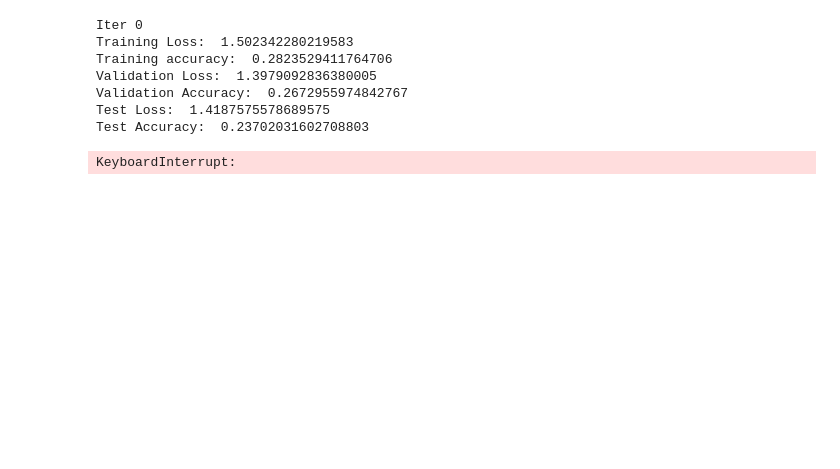
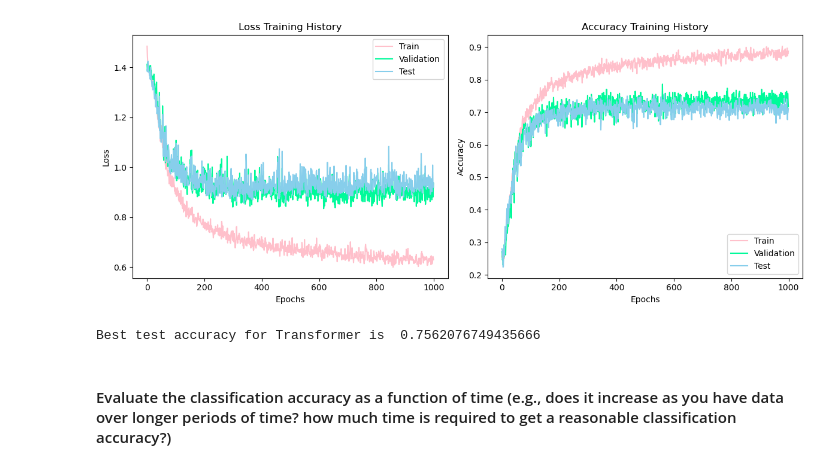
Before and after one commit to shiyunsun/NeuroBCI-Classification, a Jupyter notebook: model_train.ipynb, the cells around one changed output. Drawn from its saved outputs; the diff is of its cells as text; code cells hidden in the pictures; blank space fills up the shorter version.

```diff
--- a/model_train.ipynb
+++ b/model_train.ipynb
@@ -10,6 +10,7 @@ from torch import optim
 from sklearn.model_selection import train_test_split
 from torch.utils.data import DataLoader, TensorDataset
 
+# Load the entire dataset
 X_test = np.load("X_test.npy")
 y_test = np.load("y_test.npy")
 person_train_valid = np.load("person_train_valid.npy")
@@ -17,16 +18,24 @@ X_train_valid = np.load("X_train_valid.npy")
 y_train_valid = np.load("y_train_valid.npy")
 person_test = np.load("person_test.npy")
 
-# Load the dataset, 15% of the trainning data used for validation
-X_train, X_val, y_train, y_val = train_test_split(X_train_valid, y_train_valid, test_size=0.15, stratify=y_train_valid)
-X_train = torch.tensor(X_train, dtype=torch.float32)
-y_train = torch.tensor(y_train-769, dtype=torch.long)
-X_val = torch.tensor(X_val, dtype=torch.float32)
-y_val = torch.tensor(y_val-769, dtype=torch.long)
-X_test = torch.tensor(X_test, dtype=torch.float32)
-y_test = torch.tensor(y_test-769, dtype=torch.long)
+# For subject 1
+subject1_indices_train = np.where(person_train_valid == 1)[0]
+subject1_indices_test = np.where(person_test == 1)[0]
+X_train_valid1 = X_train_valid[subject1_indices_train]
+y_train_valid1 = y_train_valid[subject1_indices_train]
+X_test1 = X_test[subject1_indices_test]
+y_test1 = y_test[subject1_indices_test]
 
-print(X_train.shape)
+# For all subject
+dataset, X_val, y_val, X_test, y_test = process_data(X_train_valid,
+                                                     y_train_valid,
+                                                     X_test,
+                                                     y_test)
+dataloader = DataLoader(dataset, batch_size=100, shuffle=True, drop_last=True)
 
-dataset = TensorDataset(X_train, y_train)
-dataloader = DataLoader(dataset, batch_size=100, shuffle=True, drop_last=True)
+# For subject 1
+dataset1, X_val1, y_val1, X_test1, y_test1 = process_data(X_train_valid1,
+                                                          y_train_valid1,
+                                                          X_test1,
+                                                          y_test1)
+dataloader1 = DataLoader(dataset1, batch_size=100, shuffle=True, drop_last=True)
@@ -35,23 +145,19 @@ torch.Size([1797, 22, 1000])
 # %%
 t_config = {'d_model':64,
             'nhead':8,
             'dropout':0.2,
             'dim_feedforward':64}
 transformer = Transformer(t_config)
 transformer_optimizer = optim.Adam(transformer.parameters(), lr=1e-3, weight_decay=1e-3)
 train_loss, train_acc, val_loss, val_acc, test_loss, test_acc = model_train(1000,
                                                                             transformer,
                                                                             transformer_optimizer,
                                                                             dataloader,
                                                                             X_val, y_val,
                                                                             X_test, y_test,
-                                                                            600)
+                                                                            600, mute=True)
+plot_history(train_loss, train_acc, val_loss, val_acc, test_loss, test_acc)
+print("Best test accuracy for Transformer is ", max(test_acc))
 # %% [output]
+[figure, added]
-Iter 0
-Training Loss:  1.502342280219583
-Training accuracy:  0.2823529411764706
-Validation Loss:  1.3979092836380005
-Validation Accuracy:  0.2672955974842767
-Test Loss:  1.4187575578689575
-Test Accuracy:  0.23702031602708803
+Best test accuracy for Transformer is  0.7562076749435666
-KeyboardInterrupt:
@@ -60 +164,3 @@ plot_history(train_loss, train_acc, val_loss, val_acc, test_loss, test_acc)
+# %% [markdown]
+#### Evaluate the classification accuracy as a function of time (e.g., does it increase as you have data over longer periods of time? how much time is required to get a reasonable classification accuracy?)
 # %%
```
Also changed, not shown: parts of 14 cells of this notebook, 1 other file.
